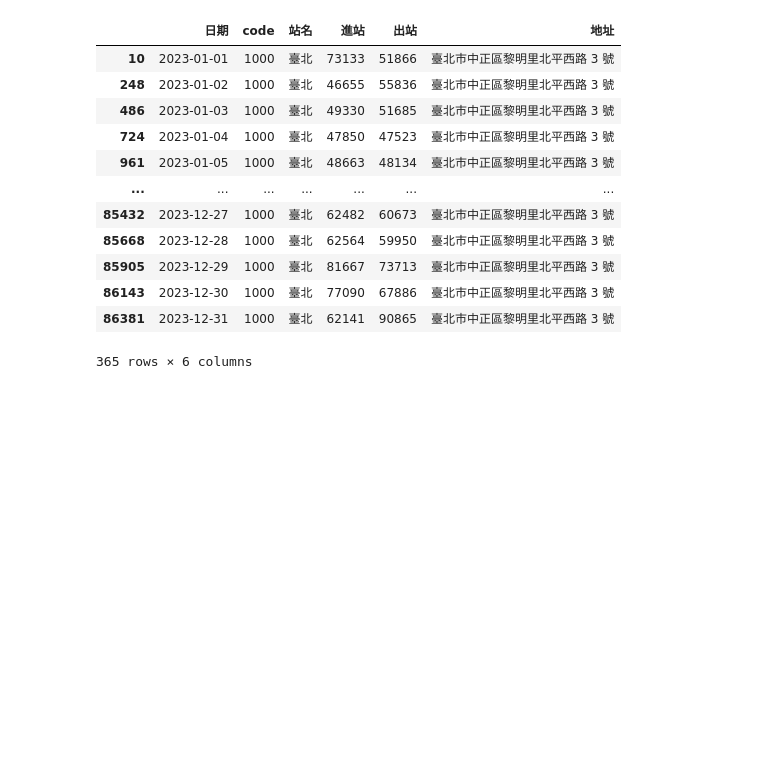
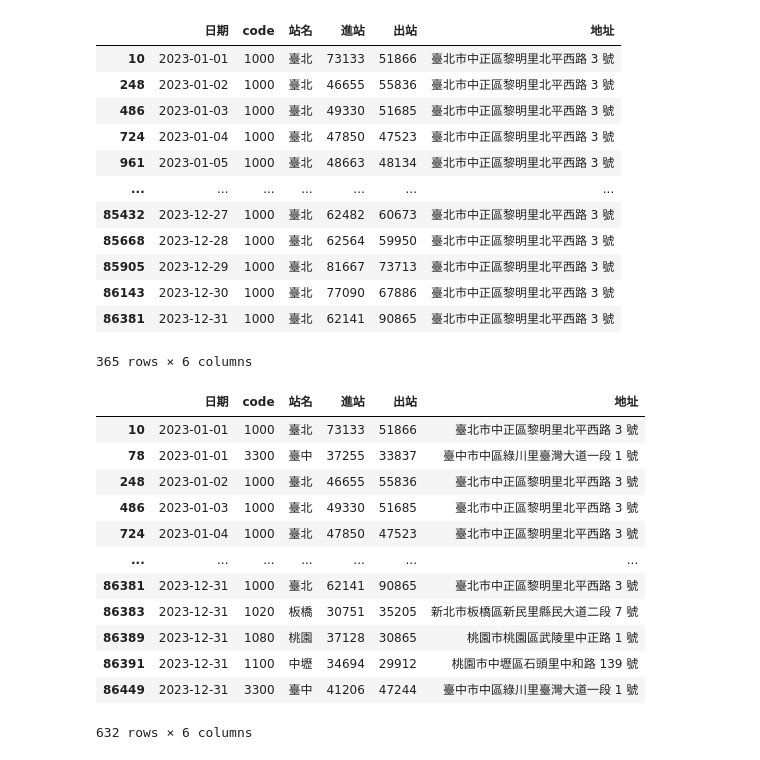
Before and after one commit to roberthsu2003/__2024_06_25_gov__, a Jupyter notebook: lesson12.ipynb, the cells around one changed output. Drawn from its saved outputs; the diff is of its cells as text; code cells hidden in the pictures; blank space fills up the shorter version.

```diff
--- a/lesson12.ipynb
+++ b/lesson12.ipynb
@@ -73,3 +73,19 @@ df2.query('站名=="臺北"')
 | 86143 | 2023-12-30 | 1000 | 臺北 | 77090 | 67886 | 臺北市中正區黎明里北平西路 3 號 |
 | 86381 | 2023-12-31 | 1000 | 臺北 | 62141 | 90865 | 臺北市中正區黎明里北平西路 3 號 |
 365 rows × 6 columns
+# %%
+df2.query('進站>=30000')
+# %% [output]
+|  | 日期 | code | 站名 | 進站 | 出站 | 地址 |
+| 10 | 2023-01-01 | 1000 | 臺北 | 73133 | 51866 | 臺北市中正區黎明里北平西路 3 號 |
+| 78 | 2023-01-01 | 3300 | 臺中 | 37255 | 33837 | 臺中市中區綠川里臺灣大道一段 1 號 |
+| 248 | 2023-01-02 | 1000 | 臺北 | 46655 | 55836 | 臺北市中正區黎明里北平西路 3 號 |
+| 486 | 2023-01-03 | 1000 | 臺北 | 49330 | 51685 | 臺北市中正區黎明里北平西路 3 號 |
+| 724 | 2023-01-04 | 1000 | 臺北 | 47850 | 47523 | 臺北市中正區黎明里北平西路 3 號 |
+| ... | ... | ... | ... | ... | ... | ... |
+| 86381 | 2023-12-31 | 1000 | 臺北 | 62141 | 90865 | 臺北市中正區黎明里北平西路 3 號 |
+| 86383 | 2023-12-31 | 1020 | 板橋 | 30751 | 35205 | 新北市板橋區新民里縣民大道二段 7 號 |
+| 86389 | 2023-12-31 | 1080 | 桃園 | 37128 | 30865 | 桃園市桃園區武陵里中正路 1 號 |
+| 86391 | 2023-12-31 | 1100 | 中壢 | 34694 | 29912 | 桃園市中壢區石頭里中和路 139 號 |
+| 86449 | 2023-12-31 | 3300 | 臺中 | 41206 | 47244 | 臺中市中區綠川里臺灣大道一段 1 號 |
+632 rows × 6 columns
```
Also changed, not shown: parts of 1 cell of this notebook.
